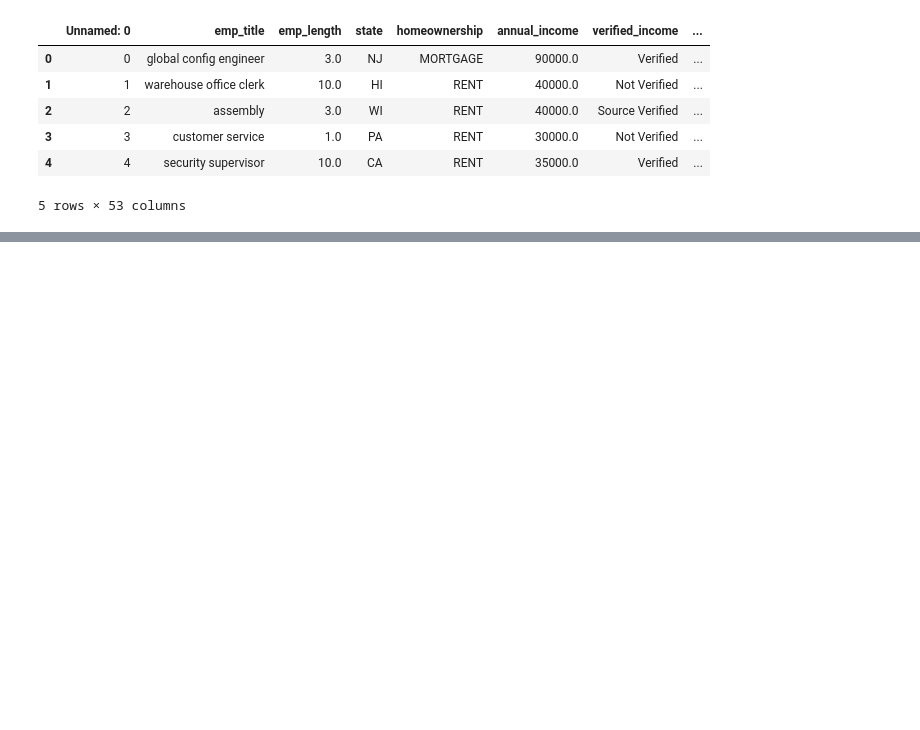
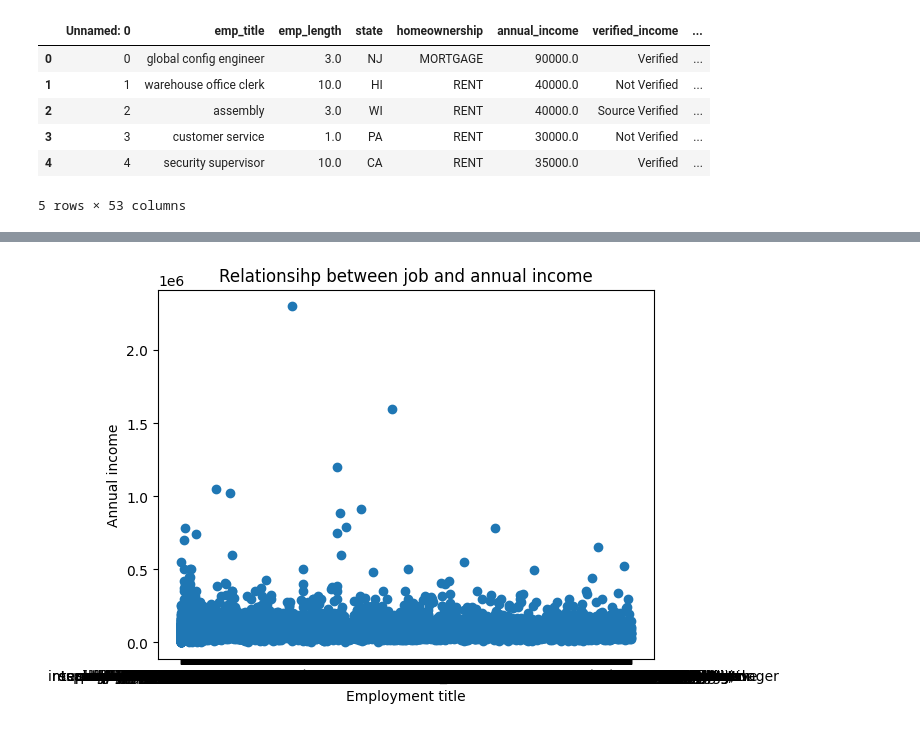
Before and after one commit to samiasondha/FTI-finance-research, a Jupyter notebook: Samia_Sondha_FTI_reserach_project.ipynb, the cells around one changed output, grey strips where cells are left out. Drawn from its saved outputs; the diff is of its cells as text; code cells hidden in the pictures; blank space fills up the shorter version.

```diff
--- a/Samia_Sondha_FTI_reserach_project.ipynb
+++ b/Samia_Sondha_FTI_reserach_project.ipynb
@@ -15,0 +176,5 @@ df.head()
+# %%
+max_delinq = df['months_since_last_delinq'].max()
+df['months_since_last_delinq'] = df['months_since_last_delinq'].fillna(max_delinq)
+
+df['months_since_last_delinq']
@@ -15,0 +196,5 @@ df.head()
+# %%
+max_90 = df['months_since_90d_late'].max()
+df['months_since_90d_late'] = df['months_since_90d_late'].fillna(max_delinq)
+
+df['months_since_90d_late']
@@ -15,0 +216,5 @@ df.head()
+# %%
+max_inquiry = df['months_since_last_credit_inquiry'].max()
+df['months_since_last_credit_inquiry'] = df['months_since_last_credit_inquiry'].fillna(max_delinq)
+
+df['months_since_last_credit_inquiry']
@@ -15,0 +236,5 @@ df.head()
+# %%
+past_due = df['num_accounts_120d_past_due'].max()
+df['num_accounts_120d_past_due'] = df['num_accounts_120d_past_due'].fillna('0')
+
+df['num_accounts_120d_past_due']
@@ -15,0 +312,13 @@ df.head()
+# %%
+# test correlation between emp title & annual income to see who's salary makes them the most reliable so far
+plt.scatter(df['emp_title'], df['annual_income'])
+
+plt.title('Relationsihp between job and annual income')
+plt.xlabel('Employment title')
+plt.ylabel('Annual income')
+
+plt.show()
+
+# it looks weird and there's too many employment titles to really see a correlation
+# %% [output]
+[figure, added]
```
Also changed, not shown: parts of 24 cells of this notebook.
